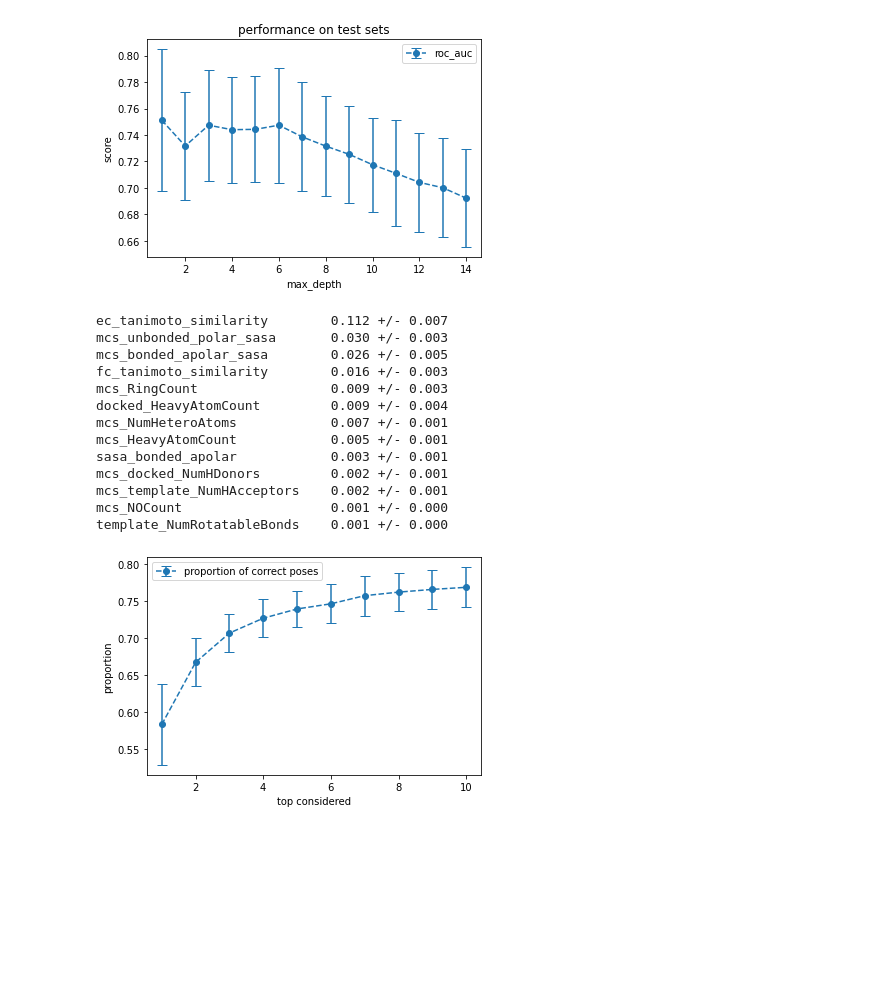
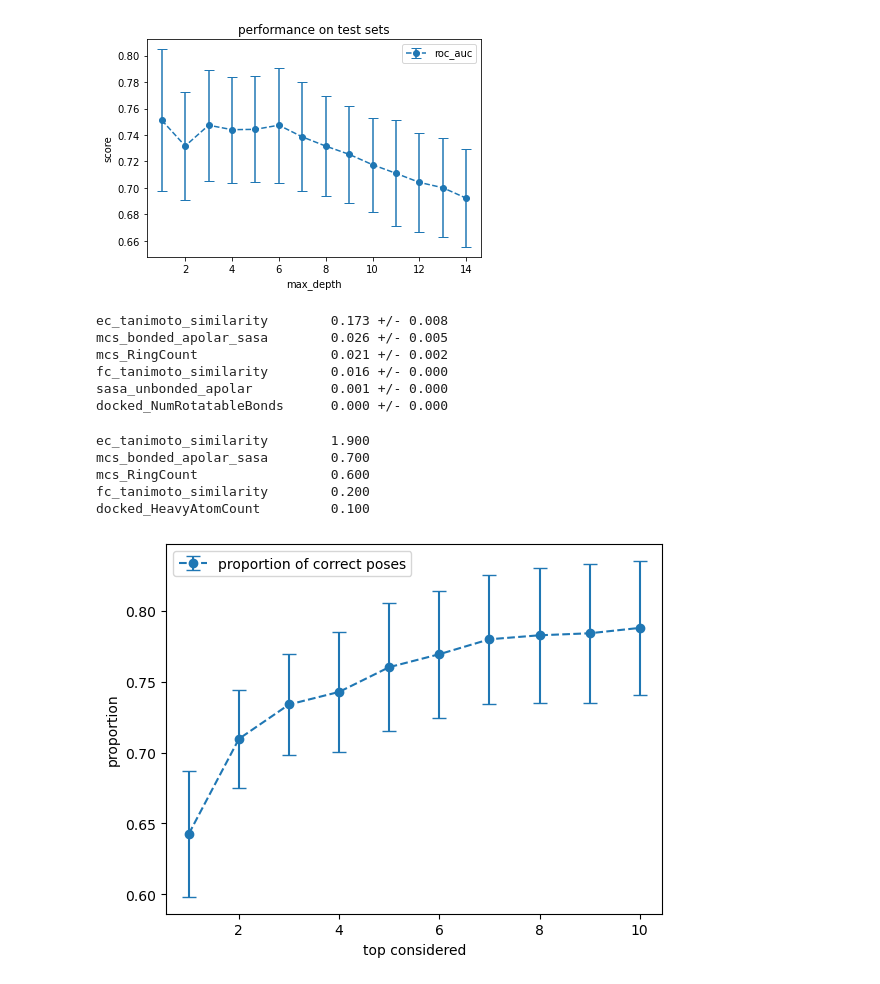
Before and after one commit to fabioatuib/ML_models_for_template_based_docking, a Jupyter notebook: DecisionTree_TBD_RMSD_prediction/notebooks/DecisionTree_Classification_inconclusives_2-3_w_SASA.ipynb, the cells around one changed output. Saved outputs shown, nothing was run; the diff lists cells and outputs as text; code cells hidden in the pictures; blank space fills up the shorter version.

```diff
--- a/DecisionTree_TBD_RMSD_prediction/notebooks/DecisionTree_Classification_inconclusives_2-3_w_SASA.ipynb
+++ b/DecisionTree_TBD_RMSD_prediction/notebooks/DecisionTree_Classification_inconclusives_2-3_w_SASA.ipynb
@@ -194,9 +187,9 @@ plt.show()
 [figure]
 [figure]
 # %%
-train_test=random.sample(train_test_folds_dfs, 10).copy()
+train_test=random.sample(train_test_folds_dfs, len(_train_test_folds_dfs)).copy()
 
-clf = tree.DecisionTreeClassifier(max_depth=6, class_weight="balanced")
+clf = tree.DecisionTreeClassifier(max_depth=3, class_weight="balanced")
 # %%
 from sklearn import inspection
 
@@ -215,38 +208,41 @@ for train, test in train_test:
                                       n_repeats=100,
                                       n_jobs=-1)
     rr += [r]
-
-r = {'importances_mean': 0,
-     'importances_std': 0}
-for i in rr:
-    r['importances_mean'] += i['importances_mean']/len(rr)
-    r['importances_std'] += i['importances_std']/len(rr)
-
-for i in r['importances_mean'].argsort()[::-1]:
-    if r['importances_mean'][i] - 2 * r['importances_std'][i] > 0:
-        print(f"{features[i]:<30}"
-              f"{r['importances_mean'][i]:.3f}"
-              f" +/- {r['importances_std'][i]:.3f}")
 # %% [output]
-ec_tanimoto_similarity        0.112 +/- 0.007
-mcs_unbonded_polar_sasa       0.030 +/- 0.003
+ec_tanimoto_similarity        0.173 +/- 0.008
 mcs_bonded_apolar_sasa        0.026 +/- 0.005
-fc_tanimoto_similarity        0.016 +/- 0.003
-mcs_RingCount                 0.009 +/- 0.003
-docked_HeavyAtomCount         0.009 +/- 0.004
-mcs_NumHeteroAtoms            0.007 +/- 0.001
-mcs_HeavyAtomCount            0.005 +/- 0.001
-sasa_bonded_apolar            0.003 +/- 0.001
-mcs_docked_NumHDonors         0.002 +/- 0.001
-mcs_template_NumHAcceptors    0.002 +/- 0.001
-mcs_NOCount                   0.001 +/- 0.000
-template_NumRotatableBonds    0.001 +/- 0.000
+mcs_RingCount                 0.021 +/- 0.002
+fc_tanimoto_similarity        0.016 +/- 0.000
+sasa_unbonded_apolar          0.001 +/- 0.000
+docked_NumRotatableBonds      0.000 +/- 0.000
+# %%
+r = {'importances_mean': 0}
+
+for i in rr:
+    y = np.zeros(len(i['importances_mean']))
+    c = 0
+    for arg in i['importances_mean'].argsort():
+        if i['importances_mean'][arg] > 0:
+            y[arg] = c
+            c += 1
+    r['importances_mean'] += y/len(rr)
+
+for i in r['importances_mean'].argsort()[::-1]:
+    if r['importances_mean'][i] > 0:
+        print(f"{features[i]:<30}"
+              f"{r['importances_mean'][i]:.3f}")
+# %% [output]
+ec_tanimoto_similarity        1.900
+mcs_bonded_apolar_sasa        0.700
+mcs_RingCount                 0.600
+fc_tanimoto_similarity        0.200
+docked_HeavyAtomCount         0.100
 # %%
 for train, test in train_test:
     train['dt_score'] = None
     test['dt_score'] = None
 
-top = 3
+top = 1
 range_of_thresholds = [0.1, 0.2, 0.3, 0.4, 0.5, 0.6, 0.7, 0.8, 0.9]
 proportion_top = []
 range_of_top = [1,2,3,4,5,6,7,8,9,10]
@@ -287,19 +283,20 @@ for train, test in train_test:
     proportion_thresh += [_proportion]
     valids_thresh += [_valids]
 # %%
+plt.style.use('default')
 mean_proportion_top = []
 std_proportion_top = []
 for i in range(len(range_of_top)):
     mean_proportion_top += [np.mean(np.array(proportion_top)[:,i])]
     std_proportion_top += [np.std(np.array(proportion_top)[:,i])]
 
 plt.errorbar(range_of_top, mean_proportion_top, yerr=std_proportion_top, capsize=5, fmt='--o', label='proportion of correct poses')
 plt.xlabel('top considered')
 plt.ylabel('proportion')
 plt.legend()
 plt.show()
 # %% [output]
-[figure, old version]
+[figure, new version]
 # %%
 mean_proportion_thresh = []
 mean_valids_thresh = []
```
Also changed, not shown: parts of 2 cells of this notebook, 13 other files.
